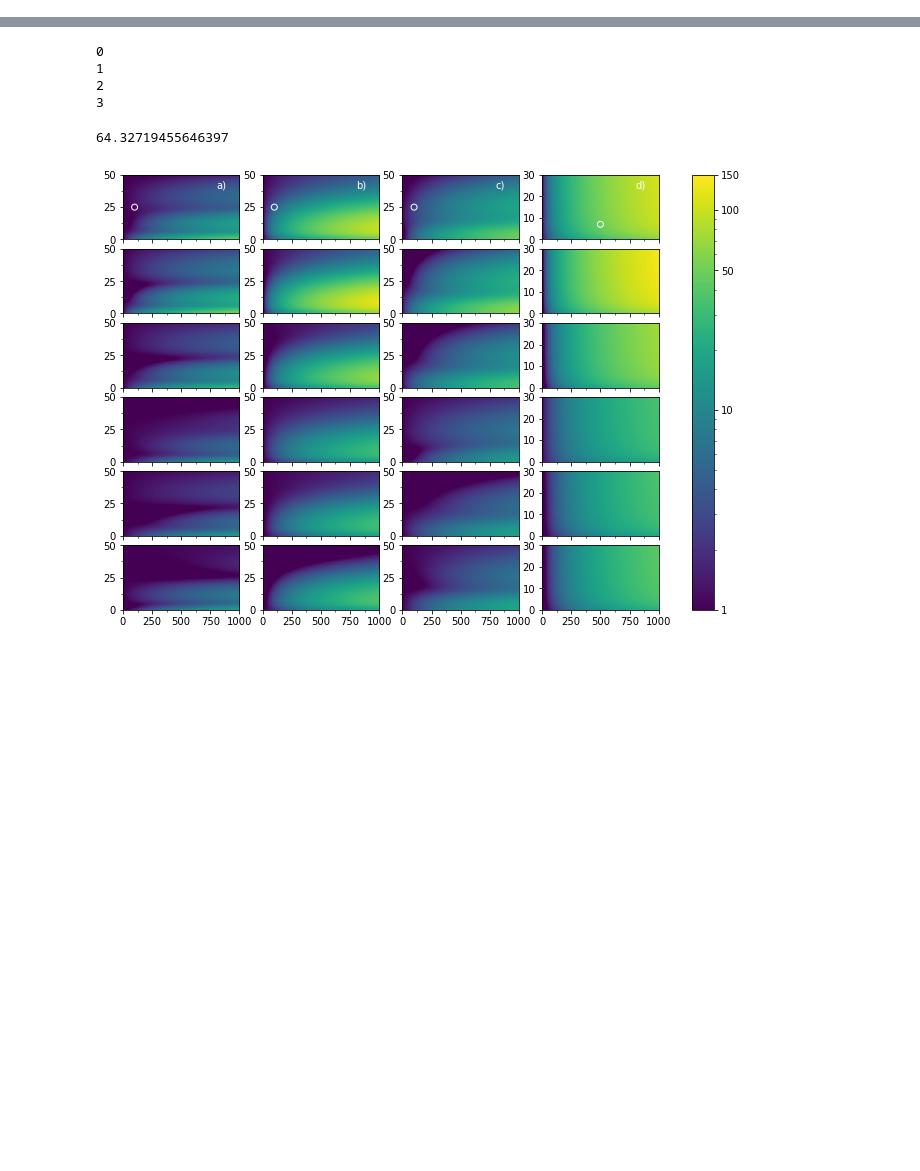
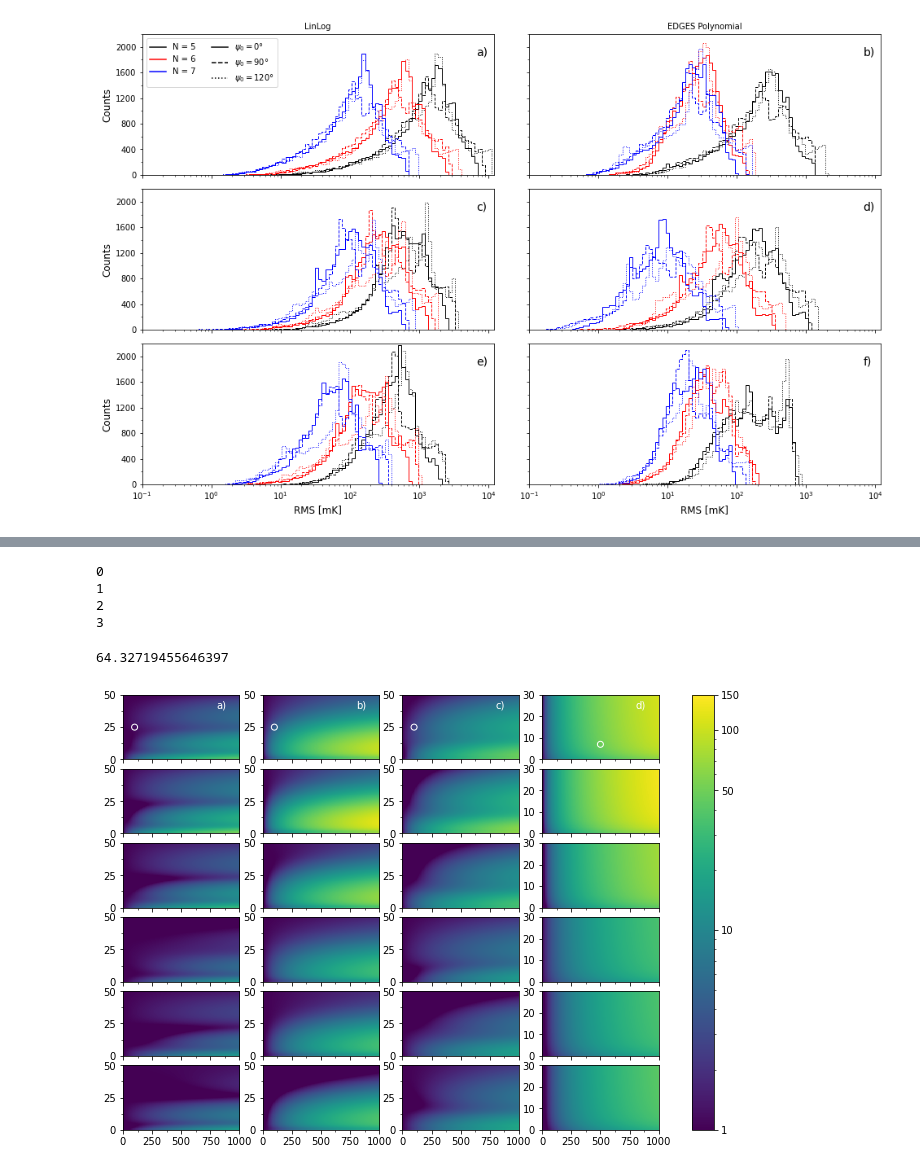
Before and after one commit to christianhbye/21cm_obs_simulations, a Jupyter notebook: PaperPlots_MIST.ipynb, the cells around one changed output, grey strips where cells are left out. Saved outputs shown, nothing was run; the diff lists cells and outputs as text; code cells hidden in the pictures; blank space fills up the shorter version.

```diff
--- a/PaperPlots_MIST.ipynb
+++ b/PaperPlots_MIST.ipynb
@@ -40,2 +18,13 @@ fig, axs = a.plot_temp_3d(f, l, t, tsouth)
 # %%
 fig.savefig('plots/paper_figs/temp3d.pdf', bbox_inches='tight')
+# %%
+largell = np.load('sweep/rms_large_ll.npy')
+largeep = np.load('sweep/rms_large_ep.npy')
+smallll = np.load('sweep/rms_small_ll.npy')
+smallep = np.load('sweep/rms_small_ep.npy')
+gpll = np.load('sweep/rms_gp_ll.npy')
+gpep = np.load('sweep/rms_gp_ep.npy')
+# %%
+fig, axs = pp.histogram(largell, largeep, smallll, smallep, gpll, gpep)
+# %% [output]
+[figure, added]
```
Also changed, not shown: parts of 19 cells of this notebook, 3 other files.
